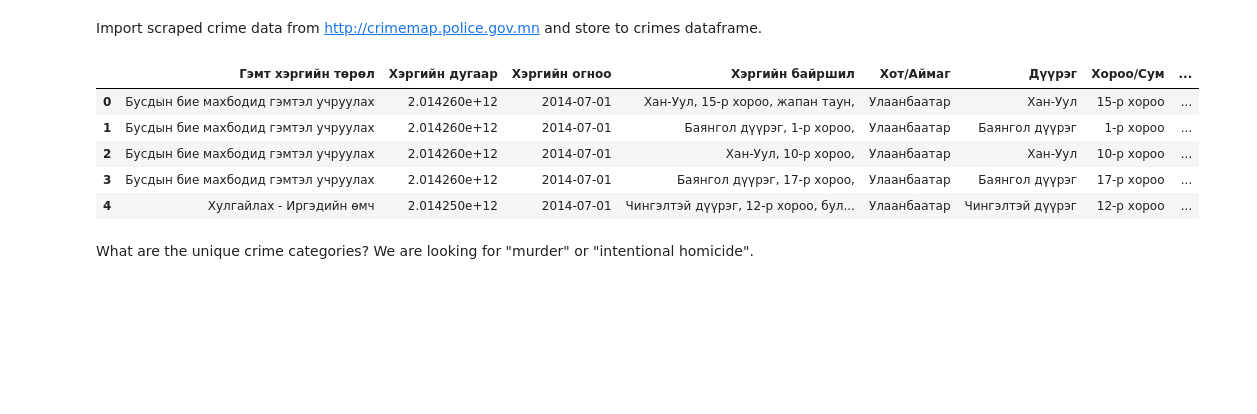
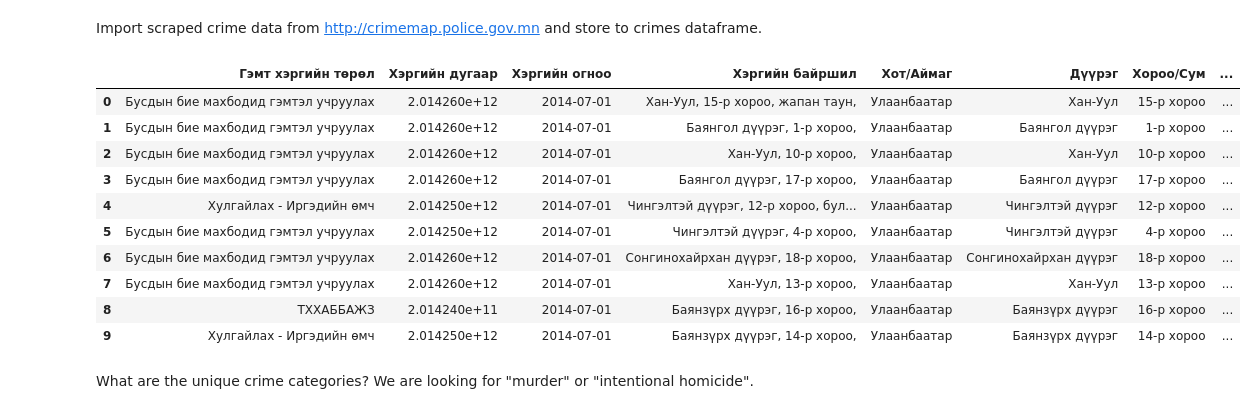
Before and after one commit to robertritz/Conference-Presentations, a Jupyter notebook: Ider 2019 Academic Conference/Data Storytelling in Research.ipynb, the cells around one changed output. Cells and saved outputs as stored; diff of their text form; code cells hidden in the pictures; blank space fills up the shorter version.

```diff
--- a/Ider 2019 Academic Conference/Data Storytelling in Research.ipynb
+++ b/Ider 2019 Academic Conference/Data Storytelling in Research.ipynb
@@ -291,14 +291,19 @@ import pandas as pd
 crimes = pd.read_excel("assets/Mongolia Crime Data Cleaned.xlsx")
 # %%
 # Take a look at head of dataframe to understand the features we have.
-crimes.head()
+crimes.head(10)
 # %% [output]
 |  | Гэмт хэргийн төрөл | Хэргийн дугаар | Хэргийн огноо | Хэргийн байршил | Хот/Аймаг | Дүүрэг | Хороо/Сум | ... |
 | 0 | Бусдын бие махбодид гэмтэл учруулах | 2.014260e+12 | 2014-07-01 | Хан-Уул, 15-р хороо, жапан таун, | Улаанбаатар | Хан-Уул | 15-р хороо | ... |
 | 1 | Бусдын бие махбодид гэмтэл учруулах | 2.014260e+12 | 2014-07-01 | Баянгол дүүрэг, 1-р хороо, | Улаанбаатар | Баянгол дүүрэг | 1-р хороо | ... |
 | 2 | Бусдын бие махбодид гэмтэл учруулах | 2.014260e+12 | 2014-07-01 | Хан-Уул, 10-р хороо, | Улаанбаатар | Хан-Уул | 10-р хороо | ... |
 | 3 | Бусдын бие махбодид гэмтэл учруулах | 2.014260e+12 | 2014-07-01 | Баянгол дүүрэг, 17-р хороо, | Улаанбаатар | Баянгол дүүрэг | 17-р хороо | ... |
 | 4 | Хулгайлах - Иргэдийн өмч | 2.014250e+12 | 2014-07-01 | Чингэлтэй дүүрэг, 12-р хороо, бул... | Улаанбаатар | Чингэлтэй дүүрэг | 12-р хороо | ... |
+| 5 | Бусдын бие махбодид гэмтэл учруулах | 2.014250e+12 | 2014-07-01 | Чингэлтэй дүүрэг, 4-р хороо, | Улаанбаатар | Чингэлтэй дүүрэг | 4-р хороо | ... |
+| 6 | Бусдын бие махбодид гэмтэл учруулах | 2.014260e+12 | 2014-07-01 | Сонгинохайрхан дүүрэг, 18-р хороо, | Улаанбаатар | Сонгинохайрхан дүүрэг | 18-р хороо | ... |
+| 7 | Бусдын бие махбодид гэмтэл учруулах | 2.014260e+12 | 2014-07-01 | Хан-Уул, 13-р хороо, | Улаанбаатар | Хан-Уул | 13-р хороо | ... |
+| 8 | ТХХАББАЖЗ | 2.014240e+11 | 2014-07-01 | Баянзүрх дүүрэг, 16-р хороо, | Улаанбаатар | Баянзүрх дүүрэг | 16-р хороо | ... |
+| 9 | Хулгайлах - Иргэдийн өмч | 2.014250e+12 | 2014-07-01 | Баянзүрх дүүрэг, 14-р хороо, | Улаанбаатар | Баянзүрх дүүрэг | 14-р хороо | ... |
 # %% [markdown]
 What are the unique crime categories? We are looking for "murder" or "intentional homicide".
 # %%
```
Also changed, not shown: parts of 1 cell of this notebook, 4 other files.
